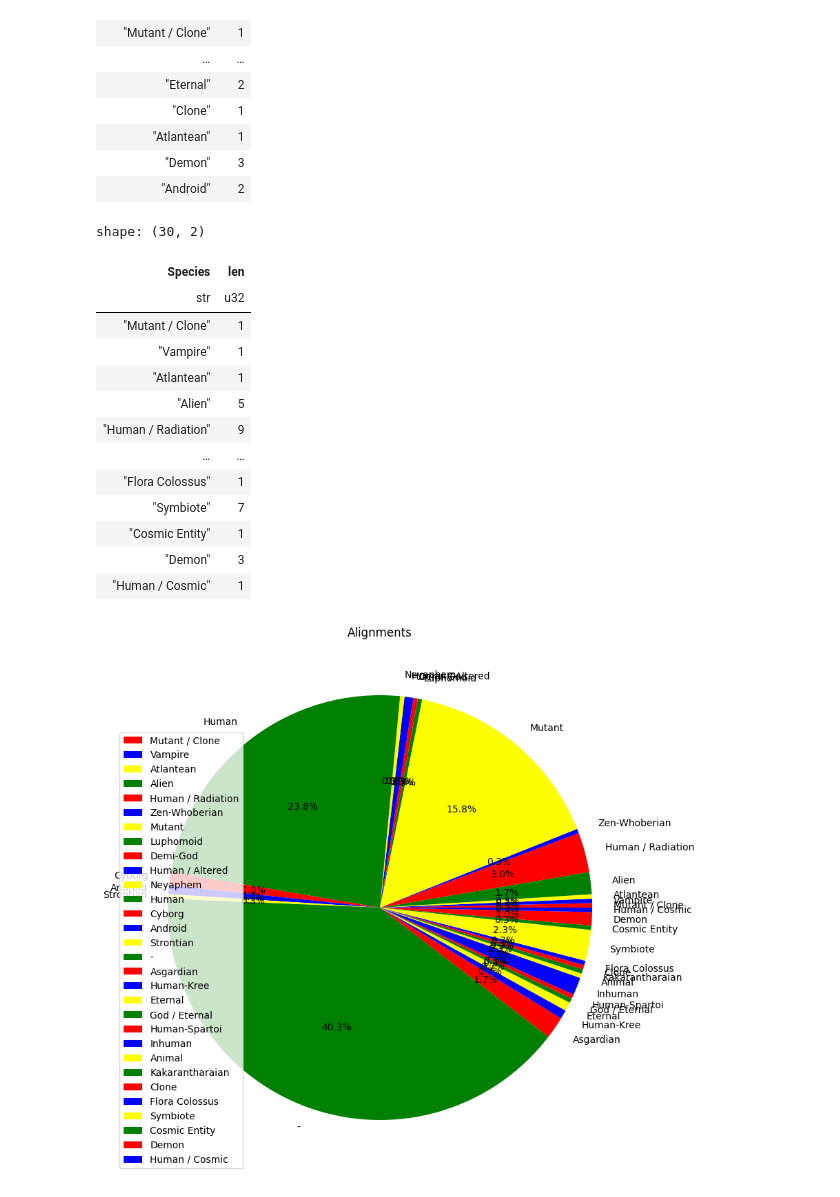
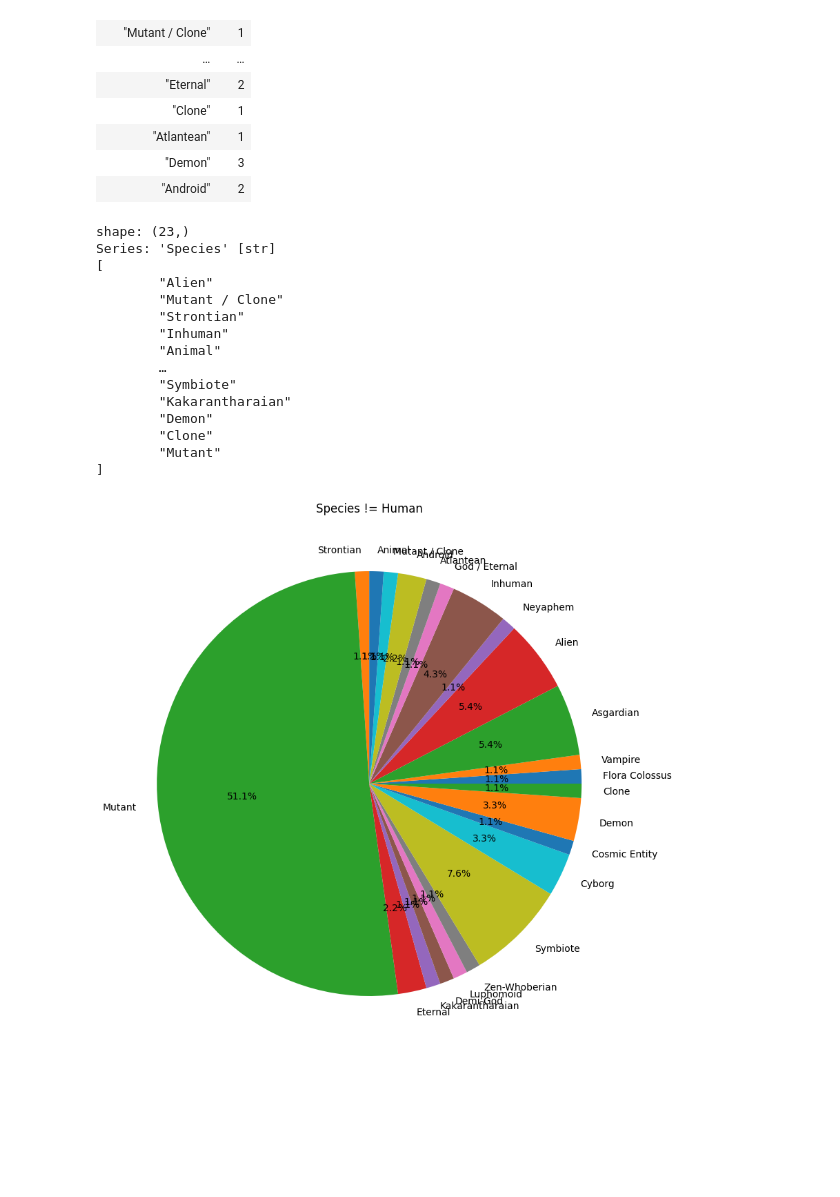
Before and after one commit to SchrodtSven/polars_lab, a Jupyter notebook: notebookz/marvel_heroes.ipynb, the cells around one changed output. Saved outputs shown, nothing was run; the diff lists cells and outputs as text; code cells hidden in the pictures; blank space fills up the shorter version.

```diff
--- a/notebookz/marvel_heroes.ipynb
+++ b/notebookz/marvel_heroes.ipynb
@@ -98,28 +98,30 @@ shape: (28, 2)
 | "Demon" | 3 |
 | "Android" | 2 |
 # %%
-df = df.filter(pl.col("Species")!="-").filter(pl.col("Species")!="Human")
+exlude = ["Human / Cosmic","Human / Radiation", "Human", "Human / Radiation", "Human / Altered" , "Human / Radiation", "Human-Spartoi", "Human-Kree"]
+df = df.filter(pl.col("Species")!="-").filter(~pl.col("Species").is_in(exlude))
 data = df.group_by("Species").len() # #value_counts()
-color = ["red","blue", "yellow", "green"]
+
 
 plt.subplots(figsize =(10,10))
-plt.pie(data["len"],labels=data["Species"],autopct ="%1.1f%%", colors=color)
-plt.title("Alignments")
-plt.legend()
-data
+plt.pie(data["len"],labels=data["Species"],autopct ="%1.1f%%")
+plt.title("Species != Human")
+#plt.legend()
+print(df['Species'].unique())
 # %% [output]
-shape: (30, 2)
+shape: (23,)
+Series: 'Species' [str]
+[
+        "Alien"
+        "Mutant / Clone"
+        "Strontian"
+        "Inhuman"
+        "Animal"
+        …
+        "Symbiote"
+        "Kakarantharaian"
+        "Demon"
+        "Clone"
+        "Mutant"
+]
-| Species | len |
-| str | u32 |
-| "Mutant / Clone" | 1 |
-| "Vampire" | 1 |
-| "Atlantean" | 1 |
-| "Alien" | 5 |
-| "Human / Radiation" | 9 |
-| … | … |
-| "Flora Colossus" | 1 |
-| "Symbiote" | 7 |
-| "Cosmic Entity" | 1 |
-| "Demon" | 3 |
-| "Human / Cosmic" | 1 |
-[figure, old version]
+[figure, new version]
```
Also changed, not shown: parts of 1 cell of this notebook.
